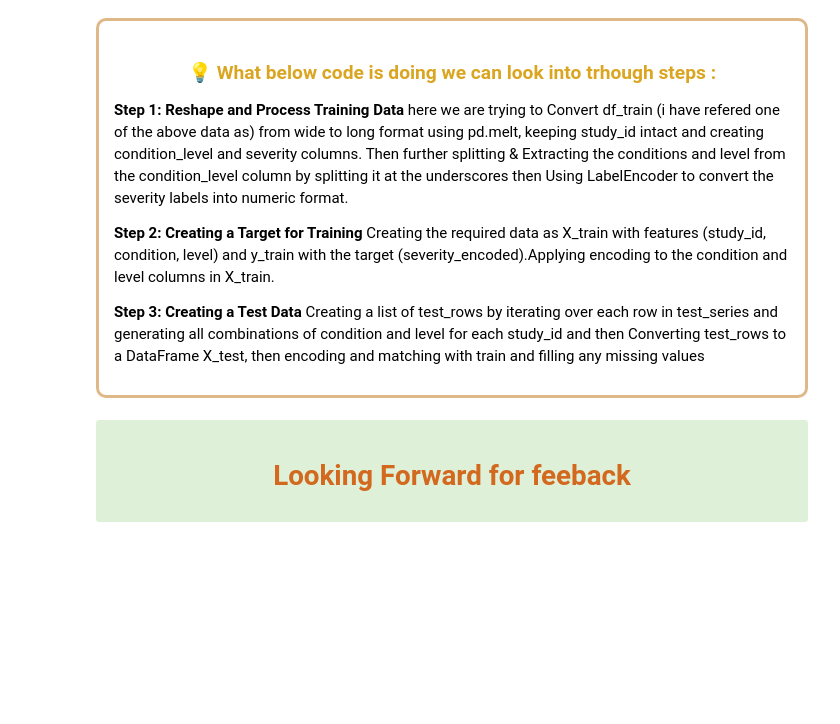
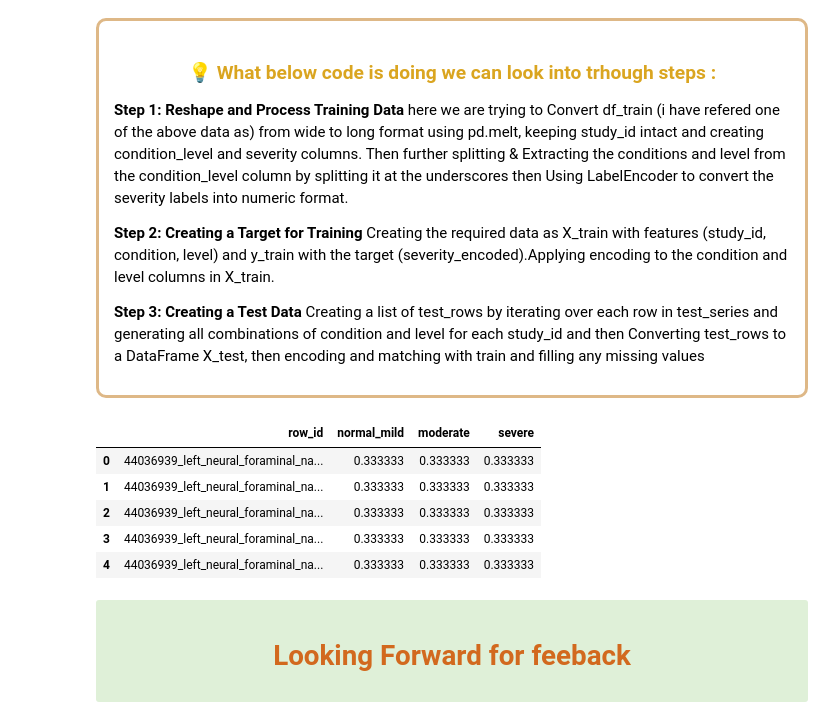
Before and after one commit to DenizCanELCI/RSNA_lumbar_defect_detection_CV, a Jupyter notebook: ResNet.ipynb, the cells around one changed output. Cells and saved outputs as stored; diff of their text form; code cells hidden in the pictures; blank space fills up the shorter version.

```diff
--- a/ResNet.ipynb
+++ b/ResNet.ipynb
@@ -894,6 +927,15 @@ predictions_df['row_id'] = predictions_df['study_id'].astype(str) + '_' + predic
 predictions_df
 # %%
 df_sub1 = pd.read_csv('/kaggle/input/rsna-2024-lumbar-spine-degenerative-classification/sample_submission.csv')
+# %%
+df_sub1.head()
+# %% [output]
+|  | row_id | normal_mild | moderate | severe |
+| 0 | 44036939_left_neural_foraminal_na... | 0.333333 | 0.333333 | 0.333333 |
+| 1 | 44036939_left_neural_foraminal_na... | 0.333333 | 0.333333 | 0.333333 |
+| 2 | 44036939_left_neural_foraminal_na... | 0.333333 | 0.333333 | 0.333333 |
+| 3 | 44036939_left_neural_foraminal_na... | 0.333333 | 0.333333 | 0.333333 |
+| 4 | 44036939_left_neural_foraminal_na... | 0.333333 | 0.333333 | 0.333333 |
 # %%
 normal_mild_value = (predictions_df['Normal/Mild'].iloc[0])
 moderate_value = (predictions_df['Moderate'].iloc[0])
```
Also changed, not shown: parts of 8 cells of this notebook.
